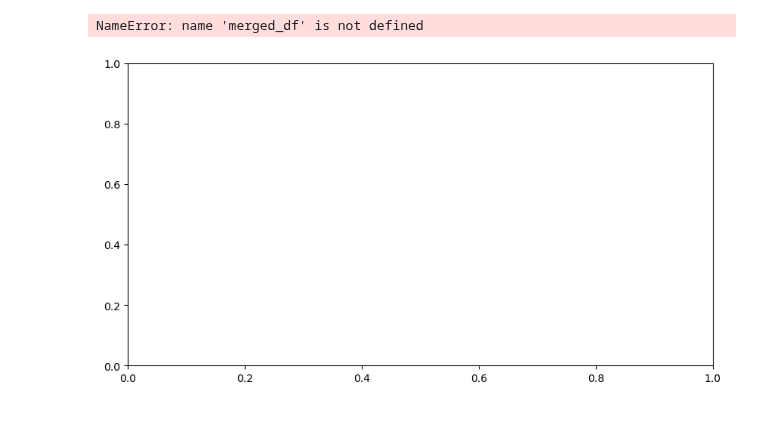
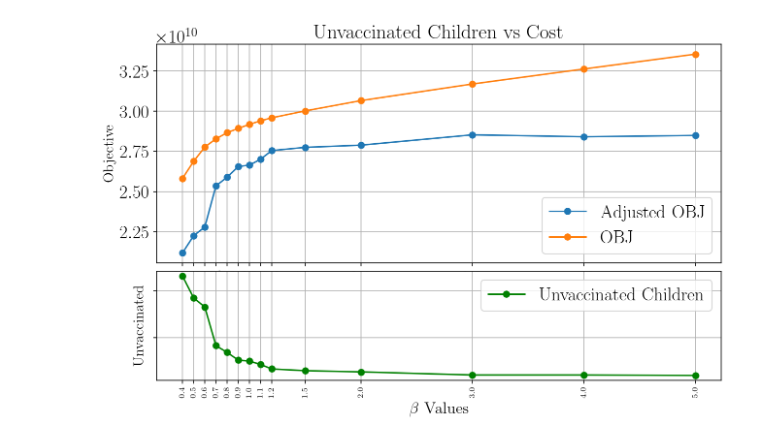
Before and after one commit to nuhorchak/Vaccine_Tender, a Jupyter notebook: horizon excursion/JSON/beta_curve.ipynb, the cells around one changed output. Drawn from its saved outputs; the diff is of its cells as text; code cells hidden in the pictures.

```diff
--- a/horizon excursion/JSON/beta_curve.ipynb
+++ b/horizon excursion/JSON/beta_curve.ipynb
@@ -6,11 +6,12 @@ import matplotlib.pyplot as plt
 
 plt.rcParams.update(
     {
-        "font.family": "serif",
-        "font.serif": "CMU Serif",
+        "font.family": "Times New Roman",
+        # "font.serif": "CMU Serif",
+        # "font.serif": "Times New Roman",
         "text.usetex": True,
         "text.latex.preamble": r"\usepackage{amsmath}",
-        "font.size": 12,
+        "font.size": 18,
         "font.weight": "normal",
         "figure.titlesize": "medium",
         "xtick.color": "black",
@@ -22,6 +23,8 @@ plt.rcParams.update(
         "savefig.bbox": "tight",
     }
 )
+
+
 
 # Specify the path to your JSON file
 json_file_path = 'C:/Users/nicho/OneDrive/Desktop/Vaccine_Tender/horizon excursion/15 years - Unvax penalty sensitivity/Beta_results.json'  # Replace with the actual path
@@ -79,2 +120,4 @@ NameError: name 'json' is not defined
+# %%
+df_unvax.drop(23, inplace=True)
 # %%
 merged_df = pd.merge(df, df_unvax, left_on='beta', right_on='beta')
@@ -89,2 +147,2 @@ merged_df = merged_df[merged_df.beta <6]
 # %%
-merged_df
+merged_df.drop(9, inplace=True)
@@ -117,43 +156,42 @@ from matplotlib.ticker import MaxNLocator
 # Adjust the column names based on your actual DataFrame
 
 # Create a figure and a grid with 2 rows and 1 column
-fig = plt.figure(figsize=(10, 8))
+fig = plt.figure(figsize=(10, 6))
 gs = gridspec.GridSpec(2, 1, height_ratios=[2, 1], hspace=0.05)  # Reduce vertical space between subplots
 
 # Upper subplot for values above the break
 ax0 = plt.subplot(gs[0])
 ax0.plot(merged_df['beta'], merged_df['Adjusted_Objective'], marker='o', linestyle='-', label='Adjusted OBJ')
 ax0.plot(merged_df['beta'], merged_df['OBJ'], marker='o', linestyle='-', label='OBJ')
 ax0.legend()
 ax0.set_xticks([])
 ax0.set_ylabel('Objective', fontsize=14)
-ax0.set_title('Unvaccinated Children vs Cost', fontsize=20)
+ax0.set_title('Unvaccinated Children vs Cost', fontsize=20, fontname="Times New Roman")
 ax0.grid(True)
 
 # Lower subplot for values below the break
 ax1 = plt.subplot(gs[1], sharex=ax0)
 ax1.plot(merged_df['beta'], merged_df['SUM'], marker='o', linestyle='-', color='green', label='Unvaccinated Children')
 ax1.set_xlabel(r'$\beta$ Values', fontsize=16)
 ax1.set_ylabel('Unvaccinated', fontsize=14)
 ax1.legend()
 
 # Set x ticks for each value of 'beta' with smaller font size
 ax1.set_xticks(merged_df['beta'])
 ax1.tick_params(axis='x', rotation=90, labelsize=8)
 # ax0.xaxis.set_major_locator(MaxNLocator(integer=True))
 
 # Remove the scale label on the lower plot
 ax1.yaxis.set_major_formatter(plt.NullFormatter())
 
 # Show the plot
 plt.grid(True)
-plt.savefig('Unvax_children_beta_curve.pdf')
+plt.savefig('Unvax_children_beta_curve.png', bbox_inches='tight', pad_inches=0.1, dpi=600)
 
 
 # plt.tight_layout()
 plt.show()
 # %% [output]
-NameError: name 'merged_df' is not defined
-[figure, old version]
+[figure, new version]
 # %%
 merged_df
```
Also changed, not shown: parts of 8 cells of this notebook, 7 other files.
